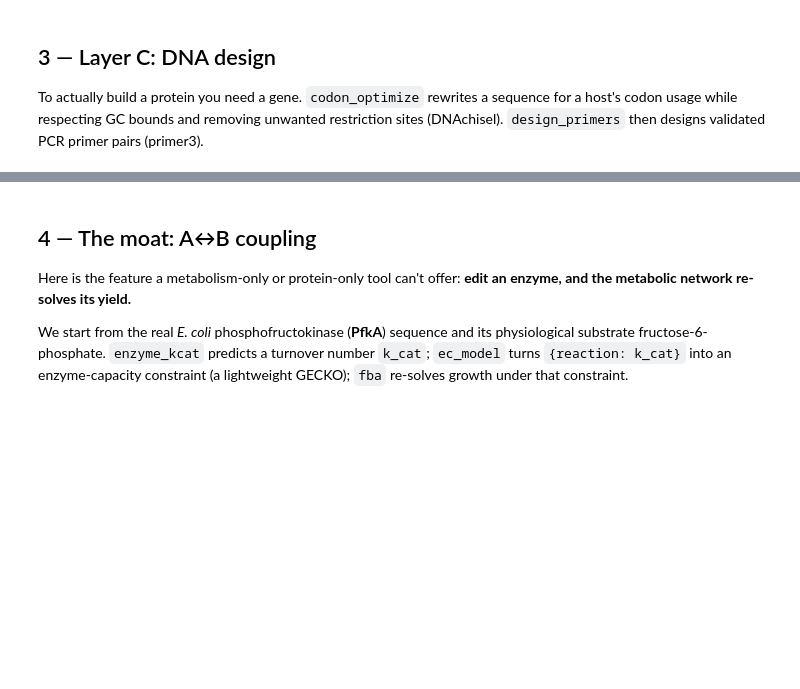
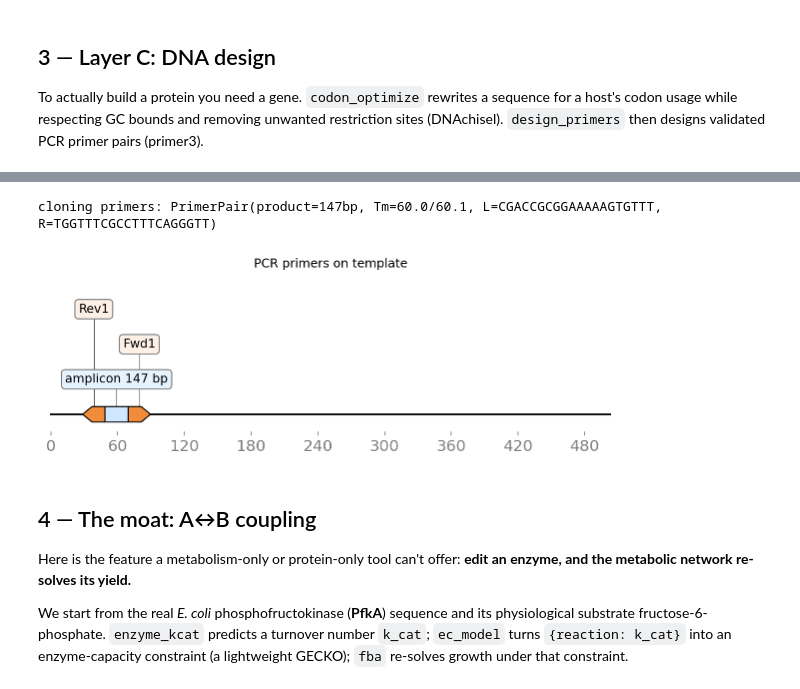
Before and after one commit to Starlitnightly/omicverse-tutorials, a Jupyter notebook: docs/Tutorials-synbio/t_synbio_01_intro.ipynb, the cells around one changed output, grey strips where cells are left out. Drawn from its saved outputs; the diff is of its cells as text; code cells hidden in the pictures; blank space fills up the shorter version.

```diff
--- a/docs/Tutorials-synbio/t_synbio_01_intro.ipynb
+++ b/docs/Tutorials-synbio/t_synbio_01_intro.ipynb
@@ -249,3 +252,12 @@ PrimerPair(product=147bp, Tm=60.0/60.1, L=CGACCGCGGAAAAAGTGTTT, R=TGGTTTCGCCTTTC
+# %%
+# design PCR primers and draw them as binding arrows on the template (amplicon highlighted)
+primers = ov.synbio.design_primers(opt.sequence * 3)   # tripled so a product fits
+print('cloning primers:', primers[0])
+ov.synbio.view_primers(opt.sequence * 3, primers[0])
+None
+# %% [output]
+cloning primers: PrimerPair(product=147bp, Tm=60.0/60.1, L=CGACCGCGGAAAAAGTGTTT, R=TGGTTTCGCCTTTCAGGGTT)
+[figure, added]
 # %% [markdown]
 ## 4 — The moat: A↔B coupling
 
```
Also changed, not shown: parts of 6 cells of this notebook, 1 other file.
